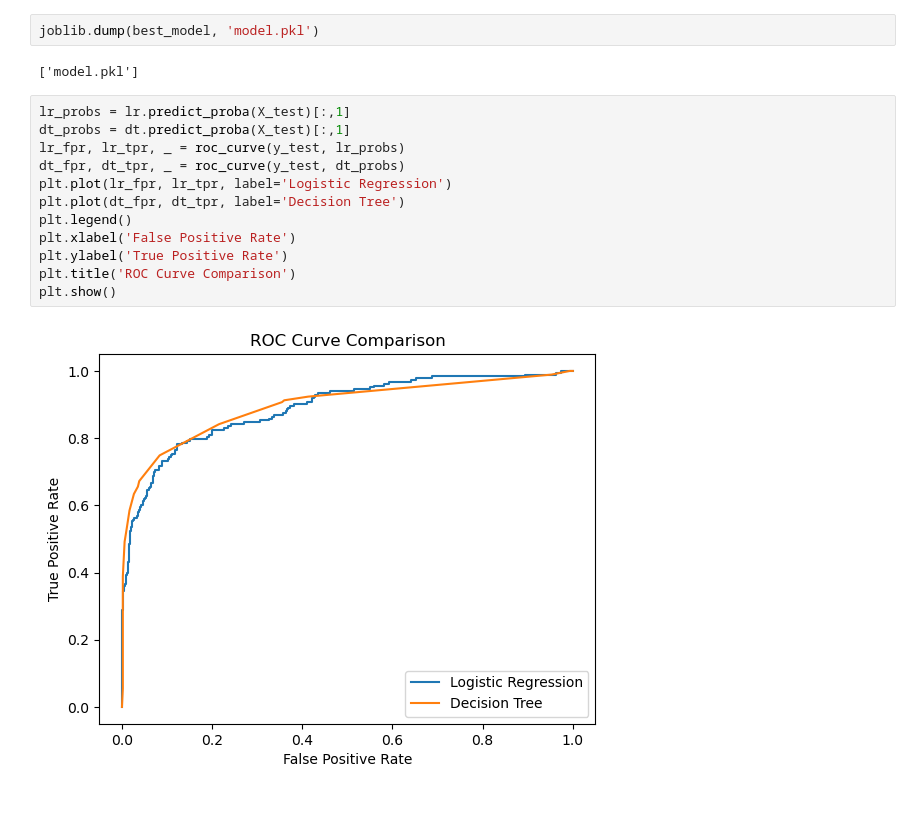
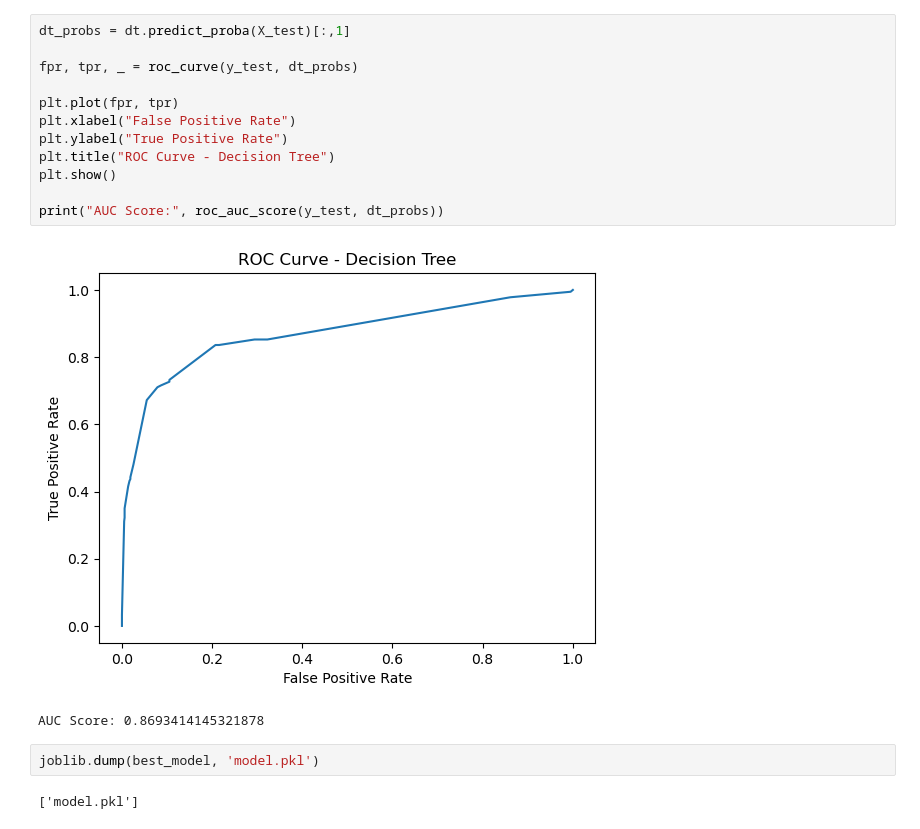
Before and after one commit to davies-tz/MOBILE_MONEY_FRAUD_DETECTION_SYSTEM, a Jupyter notebook: ml_project.ipynb, the cells around one changed output. Drawn from its saved outputs; the diff is of its cells as text.

```diff
--- a/ml_project.ipynb
+++ b/ml_project.ipynb
@@ -70,18 +101,19 @@ Best Model: Decision Tree
+# %%
+dt_probs = dt.predict_proba(X_test)[:,1]
+
+fpr, tpr, _ = roc_curve(y_test, dt_probs)
+
+plt.plot(fpr, tpr)
+plt.xlabel("False Positive Rate")
+plt.ylabel("True Positive Rate")
+plt.title("ROC Curve - Decision Tree")
+plt.show()
+
+print("AUC Score:", roc_auc_score(y_test, dt_probs))
+# %% [output]
+[figure, added]
+AUC Score: 0.8693414145321878
 # %%
 joblib.dump(best_model, 'model.pkl')
 # %% [output]
 ['model.pkl']
-# %%
-lr_probs = lr.predict_proba(X_test)[:,1]
-dt_probs = dt.predict_proba(X_test)[:,1]
-lr_fpr, lr_tpr, _ = roc_curve(y_test, lr_probs)
-dt_fpr, dt_tpr, _ = roc_curve(y_test, dt_probs)
-plt.plot(lr_fpr, lr_tpr, label='Logistic Regression')
-plt.plot(dt_fpr, dt_tpr, label='Decision Tree')
-plt.legend()
-plt.xlabel('False Positive Rate')
-plt.ylabel('True Positive Rate')
-plt.title('ROC Curve Comparison')
-plt.show()
-# %% [output]
-[figure, removed]
```
Also changed, not shown: parts of 8 cells of this notebook, 5 other files.
